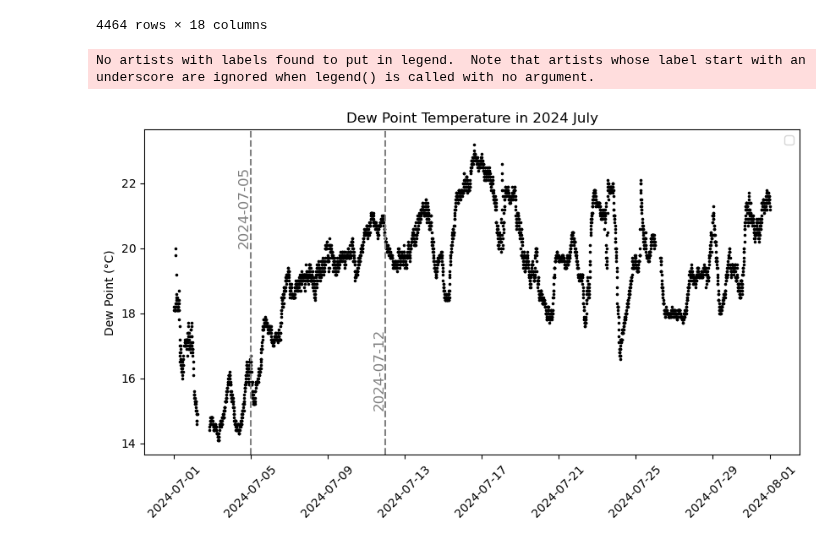
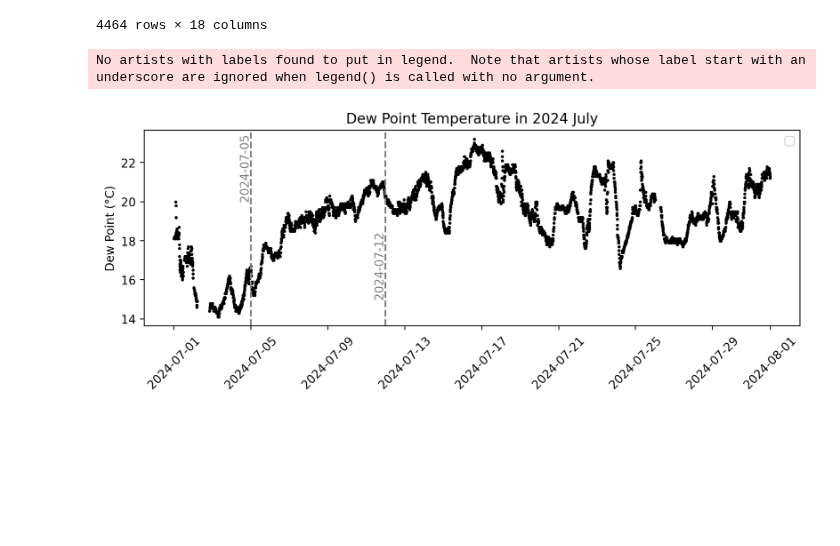
Before and after one commit to jesseturner/FLC_Workspace_3, a Jupyter notebook: dew_point_figure/dew_point_chart.ipynb, the cells around one changed output. Saved outputs shown, nothing was run; the diff lists cells and outputs as text; code cells hidden in the pictures; blank space fills up the shorter version.

Commit message:
Formatting dew point chart

```diff
--- a/dew_point_figure/dew_point_chart.ipynb
+++ b/dew_point_figure/dew_point_chart.ipynb
@@ -31,22 +31,23 @@ data.replace(999.0, np.nan, inplace=True)
 # %%
 # Plot the DEWP variable
 date_1 = pd.to_datetime('2024-07-05')
 date_2 = pd.to_datetime('2024-07-12')
 
-plt.figure(figsize=(10, 5))
+fig = plt.figure(figsize=(10, 3))
 plt.scatter(data['datetime'], data['DEWP'], c='black', s=2.5)
 
 plt.axvline(x=date_1, color='grey', linestyle='--')
 plt.axvline(x=date_2, color='grey', linestyle='--')
 
-plt.text(date_1, 20, '2024-07-05', color='grey', ha='right', va='bottom', fontsize=12, rotation=90)
-plt.text(date_2, 15, '2024-07-12', color='grey', ha='right', va='bottom', fontsize=12, rotation=90)
+plt.text(date_1, 20, '2024-07-05', color='grey', ha='right', va='bottom', fontsize=10, rotation=90)
+plt.text(date_2, 15, '2024-07-12', color='grey', ha='right', va='bottom', fontsize=10, rotation=90)
 
 plt.ylabel('Dew Point (°C)')
 plt.title('Dew Point Temperature in 2024 July')
 plt.xticks(rotation=45)
 plt.legend()
+fig.set_dpi(200)
 plt.show()
 # %% [output]
 No artists with labels found to put in legend.  Note that artists whose label start with an underscore are ignored when legend() is called with no argument.
-[figure, old version]
+[figure, new version]
```
